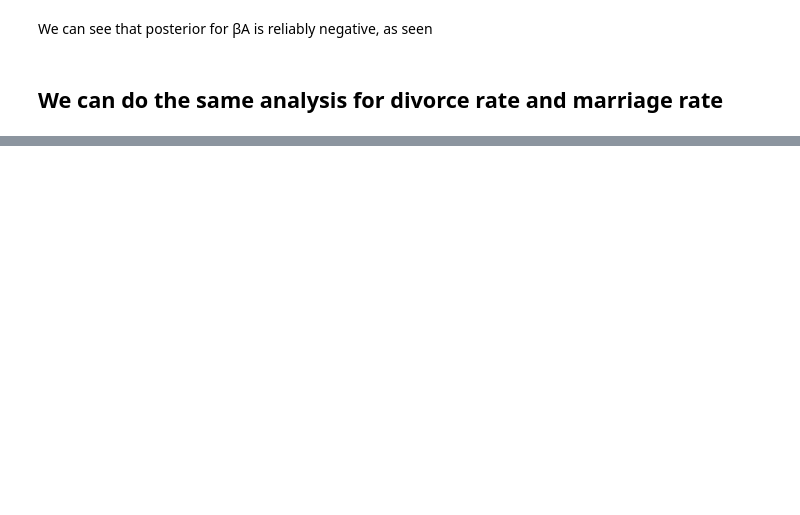
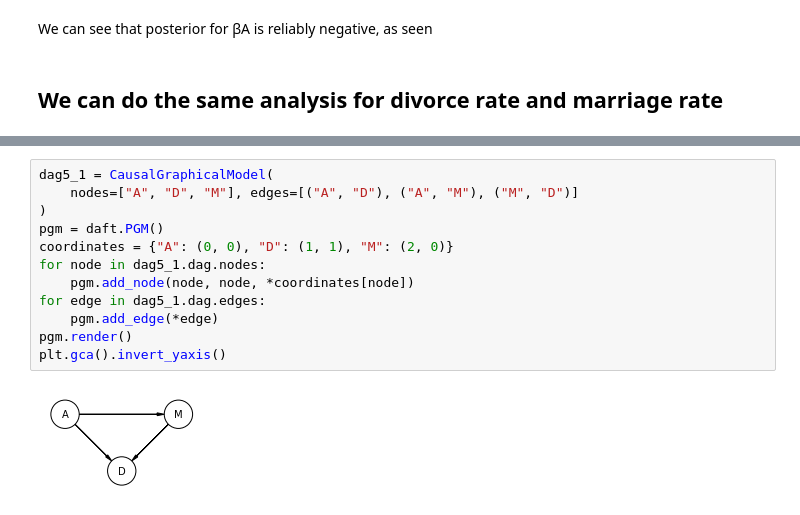
Before and after one commit to gsahinpi/dats511fall2020, a Jupyter notebook: introbayes/mutipleregres.ipynb, the cells around one changed output, grey strips where cells are left out. Drawn from its saved outputs; the diff is of its cells as text; blank space fills up the shorter version.

```diff
--- a/introbayes/mutipleregres.ipynb
+++ b/introbayes/mutipleregres.ipynb
@@ -267,0 +335,14 @@ m_5_2_trace["bM"].mean()
+# %%
+dag5_1 = CausalGraphicalModel(
+    nodes=["A", "D", "M"], edges=[("A", "D"), ("A", "M"), ("M", "D")]
+)
+pgm = daft.PGM()
+coordinates = {"A": (0, 0), "D": (1, 1), "M": (2, 0)}
+for node in dag5_1.dag.nodes:
+    pgm.add_node(node, node, *coordinates[node])
+for edge in dag5_1.dag.edges:
+    pgm.add_edge(*edge)
+pgm.render()
+plt.gca().invert_yaxis()
+# %% [output]
+[figure, added]
```
Also changed, not shown: parts of 90 cells of this notebook, 1 other file.
